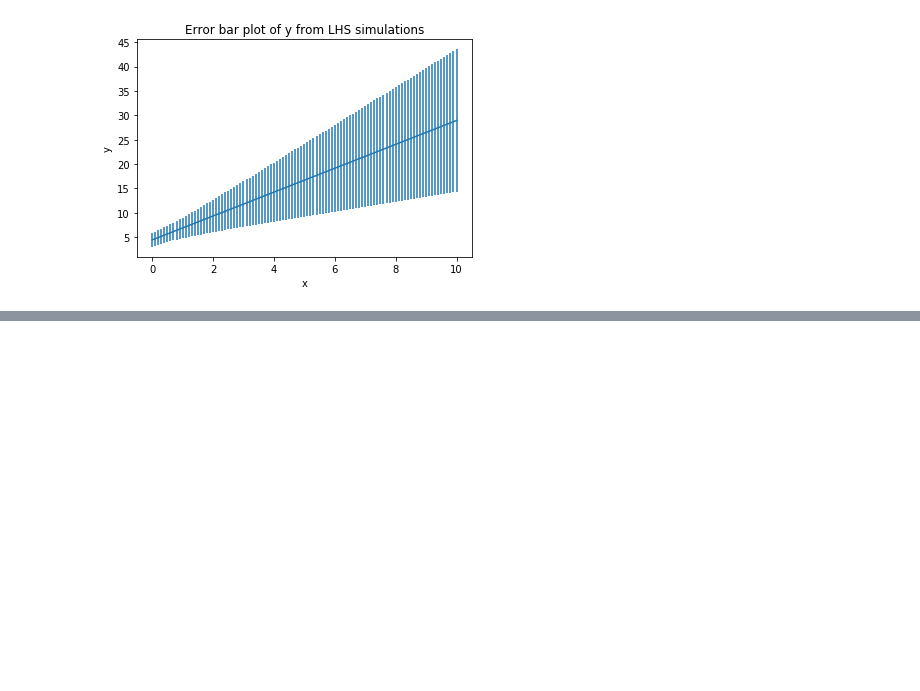
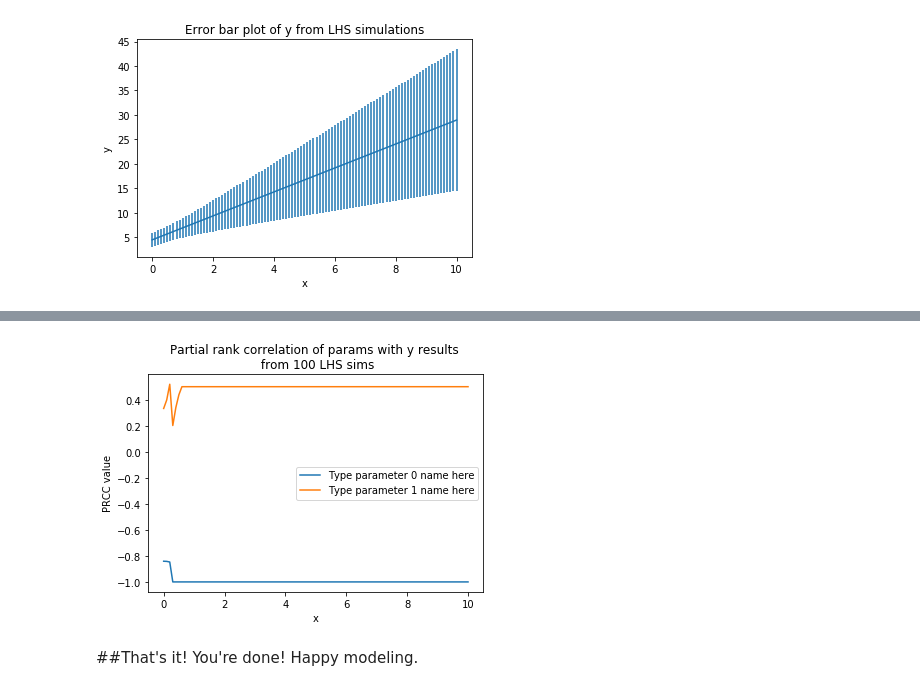
Before and after one commit to scmassey/model-sensitivity-analysis, a Jupyter notebook: LHS_PRCC.ipynb, the cells around one changed output, grey strips where cells are left out. Saved outputs shown, nothing was run; the diff lists cells and outputs as text; code cells hidden in the pictures; blank space fills up the shorter version.

```diff
--- a/LHS_PRCC.ipynb
+++ b/LHS_PRCC.ipynb
@@ -485,0 +454,20 @@ len(R1[0])
+# %%
+for p in range(parameterCount):
+    plt.plot(x,prcc[p,])
+
+
+labels=list(parameters.keys())
+plt.legend(labels)
+
+plt.ylabel('PRCC value');
+plt.xlabel('x')
+
+N=str(sampleCount)
+plt.title('Partial rank correlation of params with ' + labelstring
+          + ' results \n from ' + N + ' LHS sims');
+
+plt.show()
+# %% [output]
+[figure, added]
+# %% [markdown]
+##That's it! You're done! Happy modeling.
```
Also changed, not shown: parts of 19 cells of this notebook.
